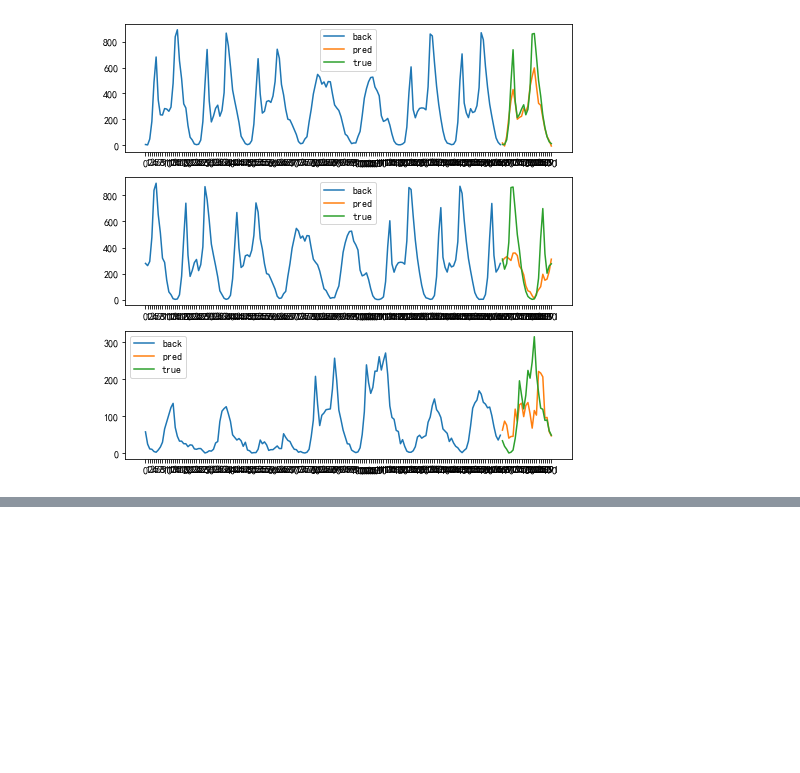
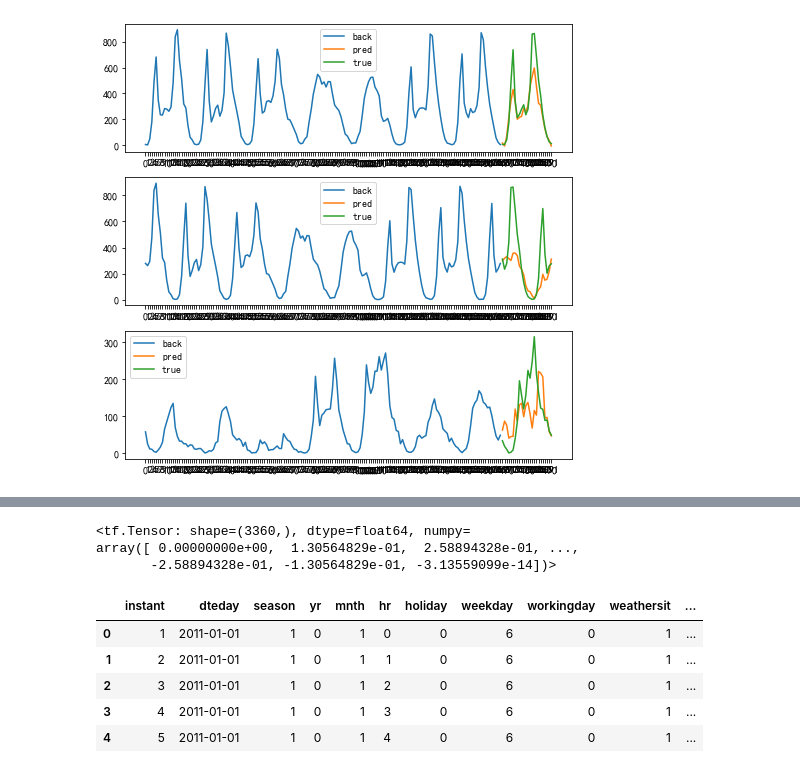
Before and after one commit to haohy/deepts_torch, a Jupyter notebook: notebooks/data_describe.ipynb, the cells around one changed output, grey strips where cells are left out. Drawn from its saved outputs; the diff is of its cells as text; code cells hidden in the pictures; blank space fills up the shorter version.

```diff
--- a/notebooks/data_describe.ipynb
+++ b/notebooks/data_describe.ipynb
@@ -486,0 +500,6 @@ TensorShape([10, 20])
+# %%
+tf.convert_to_tensor(np.array(data['target']))
+# %% [output]
+<tf.Tensor: shape=(3360,), dtype=float64, numpy=
+array([ 0.00000000e+00,  1.30564829e-01,  2.58894328e-01, ...,
+       -2.58894328e-01, -1.30564829e-01, -3.13559099e-14])>
@@ -486,0 +513,13 @@ TensorShape([10, 20])
+# %%
+bike_hour = pd.read_csv('../examples/data/bike_hour.csv')
+# %%
+bike_hour['static'] = 0
+# %%
+bike_hour.head()
+# %% [output]
+|  | instant | dteday | season | yr | mnth | hr | holiday | weekday | workingday | weathersit | ... |
+| 0 | 1 | 2011-01-01 | 1 | 0 | 1 | 0 | 0 | 6 | 0 | 1 | ... |
+| 1 | 2 | 2011-01-01 | 1 | 0 | 1 | 1 | 0 | 6 | 0 | 1 | ... |
+| 2 | 3 | 2011-01-01 | 1 | 0 | 1 | 2 | 0 | 6 | 0 | 1 | ... |
+| 3 | 4 | 2011-01-01 | 1 | 0 | 1 | 3 | 0 | 6 | 0 | 1 | ... |
+| 4 | 5 | 2011-01-01 | 1 | 0 | 1 | 4 | 0 | 6 | 0 | 1 | ... |
```
Also changed, not shown: parts of 146 cells of this notebook, 18 other files.
